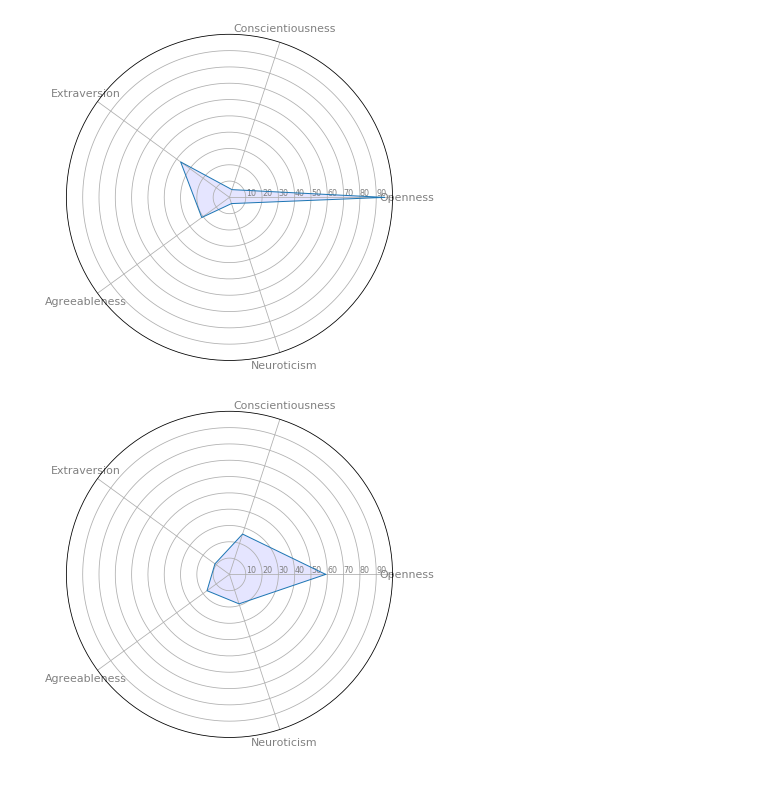
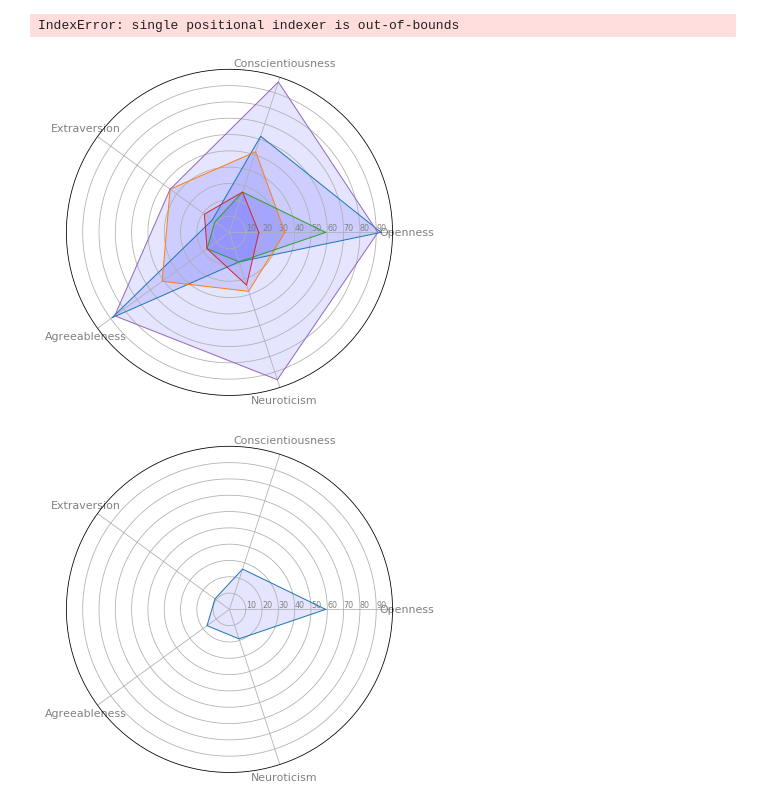
Before and after one commit to jcl132/personality-prediction-from-text, a Jupyter notebook: data/personality/Relationship Personality Data.ipynb, the cells around one changed output. Cells and saved outputs as stored; diff of their text form; code cells hidden in the pictures.

```diff
--- a/data/personality/Relationship Personality Data.ipynb
+++ b/data/personality/Relationship Personality Data.ipynb
@@ -126,17 +126,18 @@ def plot_radar_chart(df):
     ax.fill(angles, values, 'b', alpha=0.1)
 # %%
 fig, axs = plt.subplots(len(df_g67ds), 2, figsize=(10, 6))
-axs.flatten()[1] = plot_radar_chart(brian)
+# axs.flatten()[1] = plot_radar_chart(brian)
 
 #
-# for i, ax in enumerate(axs.flatten()):
-#     plot_radar_chart(df.iloc[i])
+for i, ax in enumerate(axs.flatten()):
+    plot_radar_chart(df.iloc[i])
 
 # for idx, person in df.iterrows():
 
 #     plot_radar_chart(person)
 # %% [output]
+IndexError: single positional indexer is out-of-bounds
-[figure, old version]
+[figure, new version]
 # %%
 fig, axs = plt.subplots(len(df), 2, figsize=(10, 6))
 
```
Also changed, not shown: 12 other files.
